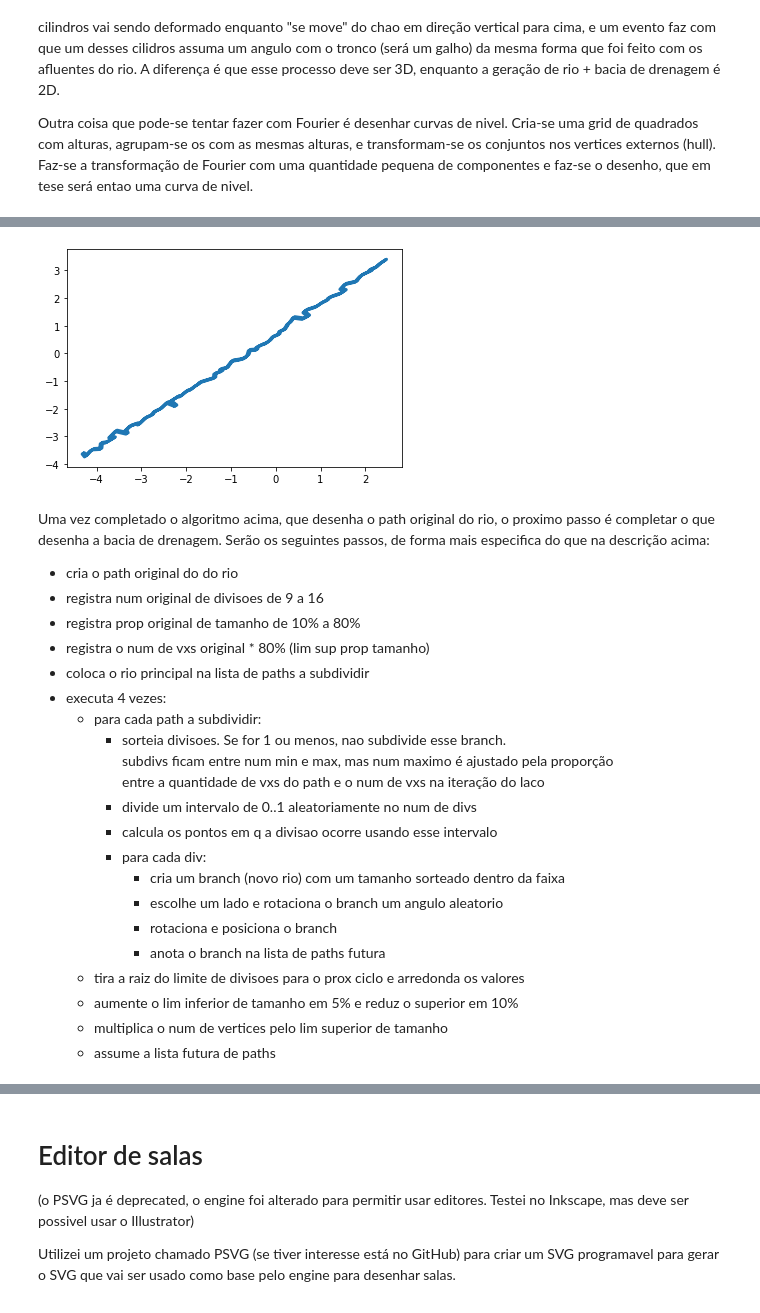
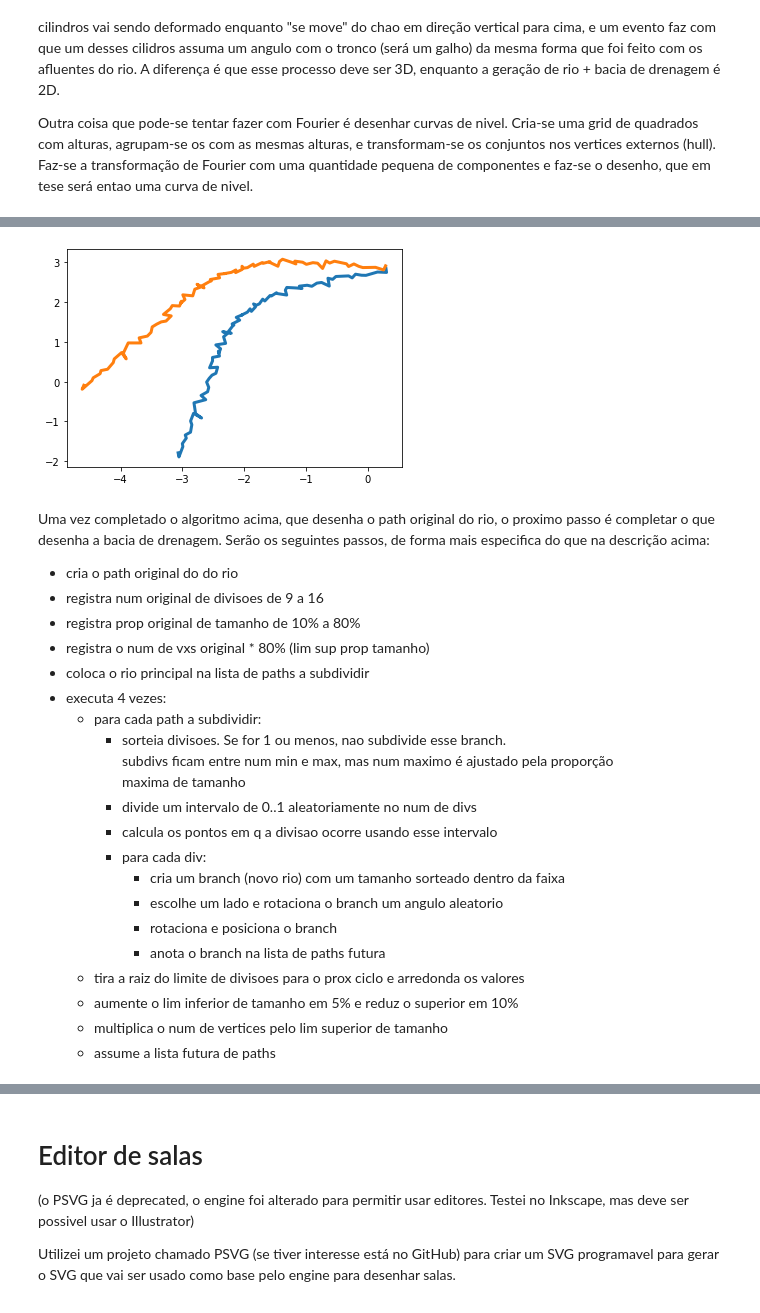
Before and after one commit to casson-projects-2020/active-bolt, a Jupyter notebook: 3d_engines_essays/skin-fork-3D.ipynb, the cells around one changed output, grey strips where cells are left out. Saved outputs shown, nothing was run; the diff lists cells and outputs as text; code cells hidden in the pictures.

```diff
--- a/3d_engines_essays/skin-fork-3D.ipynb
+++ b/3d_engines_essays/skin-fork-3D.ipynb
@@ -1113,36 +1092,54 @@ def river_bed( num_of_points ):
 
     # discrete fourier transform
     fft = [ sum([ pt_cpx * cmath.exp( -2 * math.pi * 1j * float( k ) * float( ord ) / N )
                 for ord, pt_cpx in enumerate ( river )])
                     for k in range( len( river ))]
 
     fftr = [ cpx.real for cpx in fft ]
     ffti = [ cpx.imag for cpx in fft ]
 
     # epicycles
     # freq (k cycles per N samples), amp, phase
     itf = 3. / nlen
     epi = np.array([( k + random.random() * itf, np.abs( cpx ) / N + random.random() * itf,
                 math.atan2( cpx.imag, cpx.real ) + random.random() * itf ) for k, cpx in enumerate( fft )])
 
     freq, amp, phase = 0, 1, 2
     tilt = 1 if random.random() > 0.5 else 0
     pts = np.array([[( math.cos( math.pi * 2. / nlen * float( t ) * epi[ k ][ freq ] + epi[ k ][ phase ]) * epi[ k ][ amp ],
               math.sin( math.pi * 2. / nlen * float( t ) * epi[ k ][ freq ] + epi[ k ][ phase ]) * epi[ k ][ amp ])
                  for t in range( int( nlen * 0.40 ))]
                  for k in range( int( random.random() * 5.) * tilt, int( nlen - int( random.random() * 5.) * ( 1 - tilt )))])
 
     final = np.sum( pts, -3 )
     return final
 
 # river
 rbed = river_bed( 101 )
-xs = np.hstack(( rbed[:,0][1:-1], ( rbed[:,0][1:-1] + 0.025 )[::-1 ], ( rbed[:,0][1:-1] - 0.025 )))
-ys = np.hstack(( rbed[:,1][1:-1], ( rbed[:,1][1:-1] + 0.025 )[::-1 ], ( rbed[:,1][1:-1] - 0.025 )))
+
+def rotate( x, y, radians, origin=(0, 0)):
+    """Rotate a matrix around a given point."""
+
+    offset_x, offset_y = origin
+    adjusted_x = (x - offset_x)
+    adjusted_y = (y - offset_y)
+    cos_rad = math.cos(radians)
+    sin_rad = math.sin(radians)
+    qx = offset_x + cos_rad * adjusted_x + sin_rad * adjusted_y
+    qy = offset_y + -sin_rad * adjusted_x + cos_rad * adjusted_y
+
+    return qx, qy
+
+
+#xs = np.hstack(( rbed[:,0][1:-1], ( rbed[:,0][1:-1] + 0.025 )[::-1 ], ( rbed[:,0][1:-1] - 0.025 )))
+#ys = np.hstack(( rbed[:,1][1:-1], ( rbed[:,1][1:-1] + 0.025 )[::-1 ], ( rbed[:,1][1:-1] - 0.025 )))
+
+xs, ys = rotate( rbed[:,0][1:-1], rbed[:,1][1:-1], math.pi / 8., rbed[-1] )
+plt.plot( rbed[:,0][1:-1], rbed[:,1][1:-1], linewidth=3 )
 plt.plot( xs, ys, linewidth=3 )
 plt.show()
 # %% [output]
-[figure, old version]
+[figure, new version]
 # %% [markdown]
 Uma vez completado o algoritmo acima, que desenha o path original do rio, o proximo passo é completar o que desenha a bacia de drenagem. Serão os seguintes passos, de forma mais especifica do que na descrição acima:
 
@@ -1155,7 +1152,7 @@ Uma vez completado o algoritmo acima, que desenha o path original do rio, o prox
     - para cada path a subdividir:
         - sorteia divisoes. Se for 1 ou menos, nao subdivide esse branch.<br/>
             subdivs ficam entre num min e max, mas num maximo é ajustado pela proporção<br/>
-             entre a quantidade de vxs do path e o num de vxs na iteração do laco
+             maxima de tamanho
         - divide um intervalo de 0..1 aleatoriamente no num de divs
         - calcula os pontos em q a divisao ocorre usando esse intervalo
         - para cada div:
```
Also changed, not shown: parts of 3 cells of this notebook.
